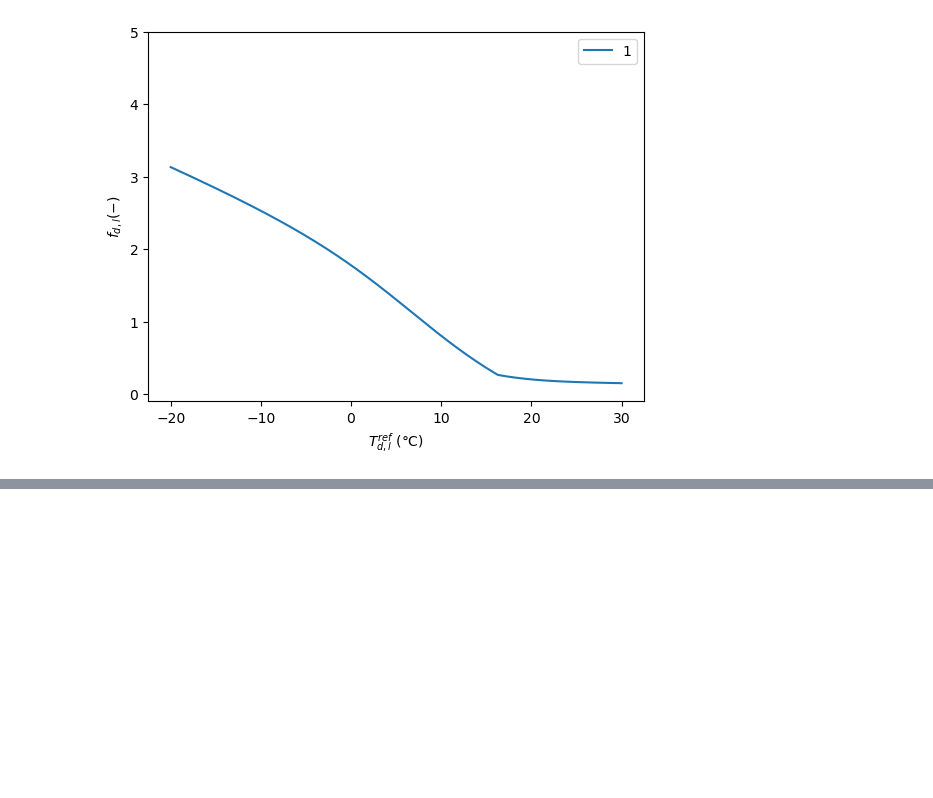
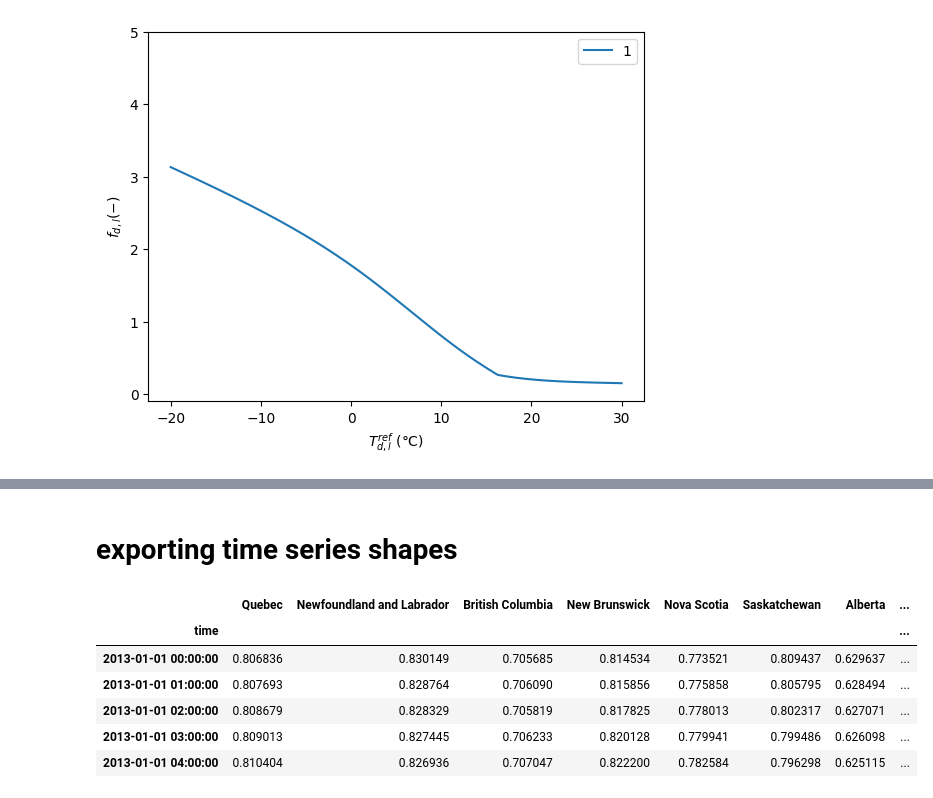
Before and after one commit to david-huck/abetam, a Jupyter notebook: heat_demand_profiles.ipynb, the cells around one changed output, grey strips where cells are left out. Cells and saved outputs as stored; diff of their text form; code cells hidden in the pictures; blank space fills up the shorter version.

Commit message:
added heat demand shapes per province

```diff
--- a/heat_demand_profiles.ipynb
+++ b/heat_demand_profiles.ipynb
@@ -289,0 +260,16 @@ Text(0.5, 0, 'peak to mean ratio (-)')
+# %% [markdown]
+# exporting time series shapes
+# %%
+agg_heat_demands = [generate_agg_heat_demand(temps[col], n_random_samples=5000) for col in temps.columns]
+# %%
+canada_agg_demand_shapes = pd.concat(agg_heat_demands, axis=1)
+canada_agg_demand_shapes.columns = temps.columns
+canada_agg_demand_shapes
+# %% [output]
+|  | Quebec | Newfoundland and Labrador | British Columbia | New Brunswick | Nova Scotia | Saskatchewan | Alberta | ... |
+| time |  |  |  |  |  |  |  | ... |
+| 2013-01-01 00:00:00 | 0.806836 | 0.830149 | 0.705685 | 0.814534 | 0.773521 | 0.809437 | 0.629637 | ... |
+| 2013-01-01 01:00:00 | 0.807693 | 0.828764 | 0.706090 | 0.815856 | 0.775858 | 0.805795 | 0.628494 | ... |
+| 2013-01-01 02:00:00 | 0.808679 | 0.828329 | 0.705819 | 0.817825 | 0.778013 | 0.802317 | 0.627071 | ... |
+| 2013-01-01 03:00:00 | 0.809013 | 0.827445 | 0.706233 | 0.820128 | 0.779941 | 0.799486 | 0.626098 | ... |
+| 2013-01-01 04:00:00 | 0.810404 | 0.826936 | 0.707047 | 0.822200 | 0.782584 | 0.796298 | 0.625115 | ... |
```
Also changed, not shown: parts of 11 cells of this notebook, 1 other file.
